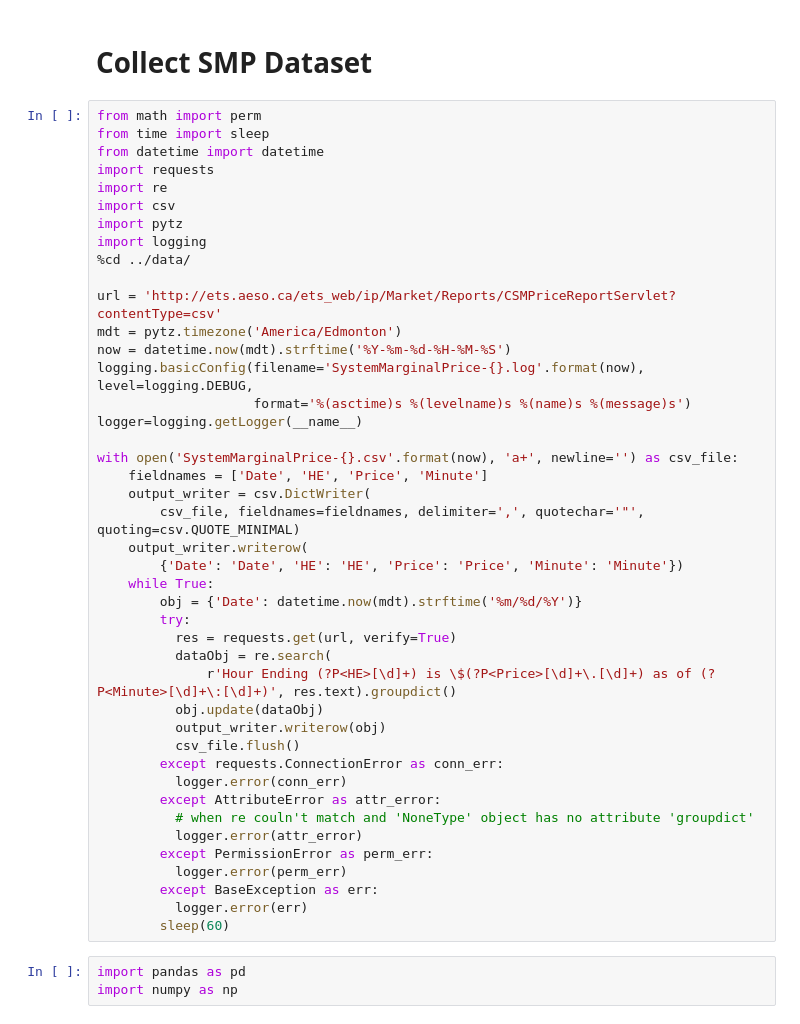
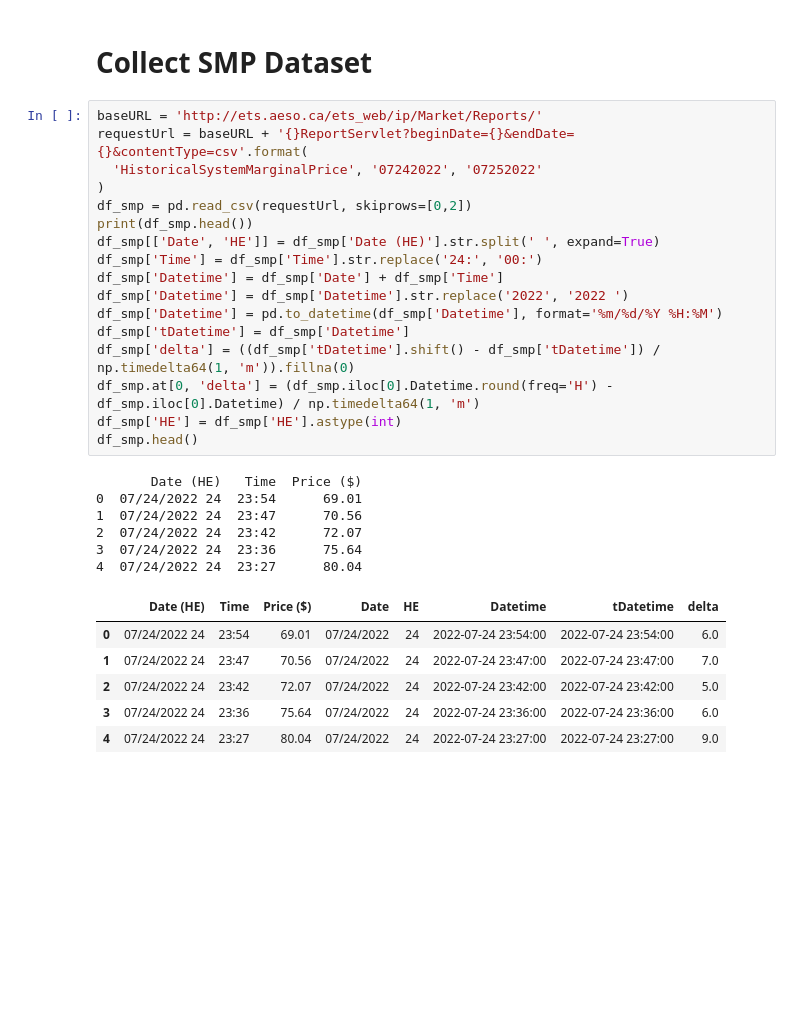
Before and after one commit to CaixiangFan/bpet-contracts, a Jupyter notebook: scripts/dataProcess.ipynb, the cells around one changed output. Drawn from its saved outputs; the diff is of its cells as text; blank space fills up the shorter version.

```diff
--- a/scripts/dataProcess.ipynb
+++ b/scripts/dataProcess.ipynb
@@ -262,50 +248,34 @@ pm.draw_single_date_supply_curve(date='02/20/2022', supplyDf=df_mo, demandDf=df_
 [figure]
 # %% [markdown]
 # Collect SMP Dataset
-# %%
-from math import perm
-from time import sleep
-from datetime import datetime
-import requests
-import re
-import csv
-import pytz
-import logging
-%cd ../data/
-
-url = 'http://ets.aeso.ca/ets_web/ip/Market/Reports/CSMPriceReportServlet?contentType=csv'
-mdt = pytz.timezone('America/Edmonton')
-now = datetime.now(mdt).strftime('%Y-%m-%d-%H-%M-%S')
-logging.basicConfig(filename='SystemMarginalPrice-{}.log'.format(now), level=logging.DEBUG,
-                    format='%(asctime)s %(levelname)s %(name)s %(message)s')
-logger=logging.getLogger(__name__)
-
-with open('SystemMarginalPrice-{}.csv'.format(now), 'a+', newline='') as csv_file:
-    fieldnames = ['Date', 'HE', 'Price', 'Minute']
-    output_writer = csv.DictWriter(
-        csv_file, fieldnames=fieldnames, delimiter=',', quotechar='"', quoting=csv.QUOTE_MINIMAL)
-    output_writer.writerow(
-        {'Date': 'Date', 'HE': 'HE', 'Price': 'Price', 'Minute': 'Minute'})
-    while True:
-        obj = {'Date': datetime.now(mdt).strftime('%m/%d/%Y')}
-        try:
-          res = requests.get(url, verify=True)
-          dataObj = re.search(
-              r'Hour Ending (?P<HE>[\d]+) is \$(?P<Price>[\d]+\.[\d]+) as of (?P<Minute>[\d]+\:[\d]+)', res.text).groupdict()
-          obj.update(dataObj)
-          output_writer.writerow(obj)
-          csv_file.flush()
-        except requests.ConnectionError as conn_err:
-          logger.error(conn_err)
-        except AttributeError as attr_error:
-          # when re couln't match and 'NoneType' object has no attribute 'groupdict'
-          logger.error(attr_error)
-        except PermissionError as perm_err:
-          logger.error(perm_err)
-        except BaseException as err:
-          logger.error(err)
-        sleep(60)
-# %%
-import pandas as pd
-import numpy as np
+# %%
+baseURL = 'http://ets.aeso.ca/ets_web/ip/Market/Reports/'
+requestUrl = baseURL + '{}ReportServlet?beginDate={}&endDate={}&contentType=csv'.format(
+  'HistoricalSystemMarginalPrice', '07242022', '07252022'
+)
+df_smp = pd.read_csv(requestUrl, skiprows=[0,2])
+print(df_smp.head())
+df_smp[['Date', 'HE']] = df_smp['Date (HE)'].str.split(' ', expand=True)
+df_smp['Time'] = df_smp['Time'].str.replace('24:', '00:')
+df_smp['Datetime'] = df_smp['Date'] + df_smp['Time']
+df_smp['Datetime'] = df_smp['Datetime'].str.replace('2022', '2022 ')
+df_smp['Datetime'] = pd.to_datetime(df_smp['Datetime'], format='%m/%d/%Y %H:%M')
+df_smp['tDatetime'] = df_smp['Datetime']
+df_smp['delta'] = ((df_smp['tDatetime'].shift() - df_smp['tDatetime']) / np.timedelta64(1, 'm')).fillna(0)
+df_smp.at[0, 'delta'] = (df_smp.iloc[0].Datetime.round(freq='H') - df_smp.iloc[0].Datetime) / np.timedelta64(1, 'm')
+df_smp['HE'] = df_smp['HE'].astype(int)
+df_smp.head()
+# %% [output]
+       Date (HE)   Time  Price ($)
+0  07/24/2022 24  23:54      69.01
+1  07/24/2022 24  23:47      70.56
+2  07/24/2022 24  23:42      72.07
+3  07/24/2022 24  23:36      75.64
+4  07/24/2022 24  23:27      80.04
+|  | Date (HE) | Time | Price ($) | Date | HE | Datetime | tDatetime | delta |
+| 0 | 07/24/2022 24 | 23:54 | 69.01 | 07/24/2022 | 24 | 2022-07-24 23:54:00 | 2022-07-24 23:54:00 | 6.0 |
+| 1 | 07/24/2022 24 | 23:47 | 70.56 | 07/24/2022 | 24 | 2022-07-24 23:47:00 | 2022-07-24 23:47:00 | 7.0 |
+| 2 | 07/24/2022 24 | 23:42 | 72.07 | 07/24/2022 | 24 | 2022-07-24 23:42:00 | 2022-07-24 23:42:00 | 5.0 |
+| 3 | 07/24/2022 24 | 23:36 | 75.64 | 07/24/2022 | 24 | 2022-07-24 23:36:00 | 2022-07-24 23:36:00 | 6.0 |
+| 4 | 07/24/2022 24 | 23:27 | 80.04 | 07/24/2022 | 24 | 2022-07-24 23:27:00 | 2022-07-24 23:27:00 | 9.0 |
 # %%
```
Also changed, not shown: parts of 13 cells of this notebook.
